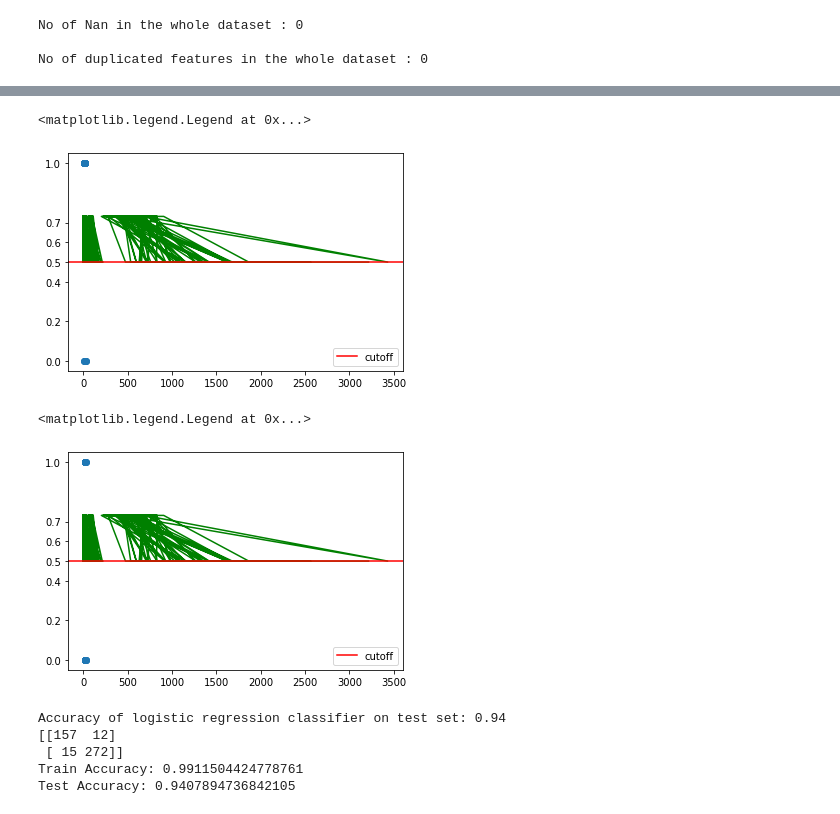
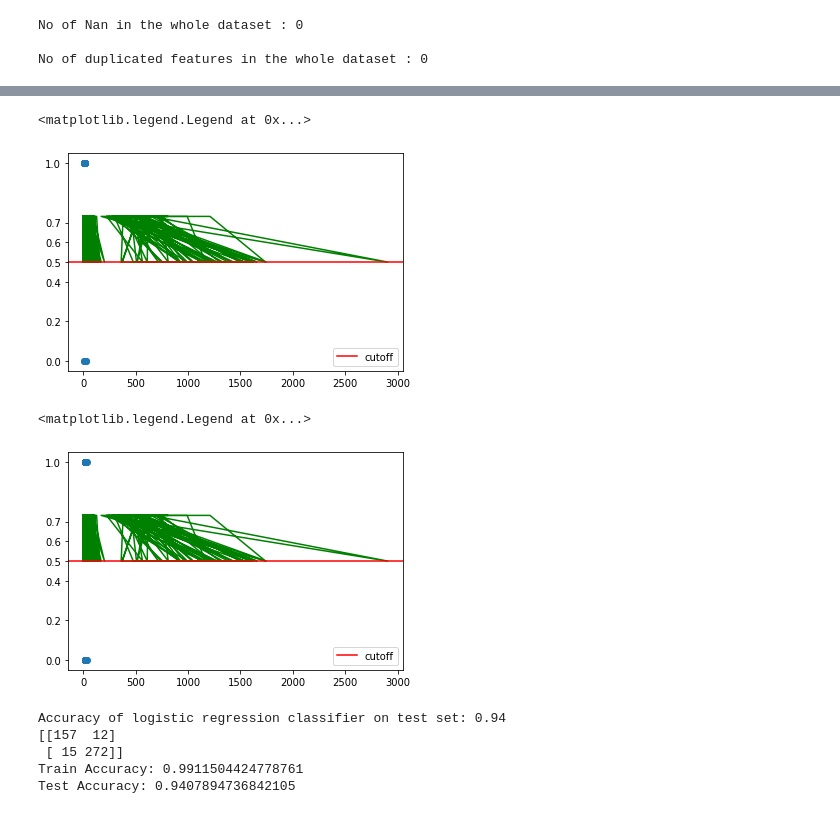
Before and after one commit to bharathulaprasad/Assignment_06, a Jupyter notebook: Assignment_06.ipynb, the cells around one changed output, grey strips where cells are left out. Drawn from its saved outputs; the diff is of its cells as text; code cells hidden in the pictures.

```diff
--- a/Assignment_06.ipynb
+++ b/Assignment_06.ipynb
@@ -55,8 +61,9 @@ from sklearn.metrics import confusion_matrix
 import matplotlib.pyplot as plt
 
 X, y = load_breast_cancer(return_X_y=True)
+
 X_train, X_test, y_train, y_test = train_test_split(X, y,
-                                                    train_size=0.10,
+                                                    train_size=0.10, stratify=cancerdata.target,
                                                     test_size=0.90, random_state=0)
 logreg=LogisticRegression(max_iter=100000)
 
@@ -114,24 +128,24 @@ plt.axhline(.5, color="red", label="cutoff")
 plt.legend(loc="lower right")
 # %% [output]
 <matplotlib.legend.Legend at 0x...>
-[figure, old version]
+[figure, new version]
 # %%
 # Fit the data to a logistic regression model.
 from scipy.special import expit
 logreg = LogisticRegression(solver='lbfgs', C=1e5, max_iter=10000)
 logreg.fit(X_train, y_train)
 
 logreg.fit(X_train[:,1].reshape(-1,1), y_train)
 plt.scatter(X_train[:,1],y_train)
 
 sigmoid = expit(y_train)
 plt.plot(X_train,sigmoid.ravel(),c="green")
 plt.yticks([0, 0.2, 0.4, 0.5, 0.6, 0.7, 1])
-plt.axhline(.5, color="red", label="")
+plt.axhline(.5, color="red", label="cutoff")
 plt.legend(loc="lower right")
 # %% [output]
 <matplotlib.legend.Legend at 0x...>
-[figure, old version]
+[figure, new version]
 # %%
 from sklearn.metrics import accuracy_score, recall_score, roc_auc_score, confusion_matrix
 
```
Also changed, not shown: parts of 6 cells of this notebook.
